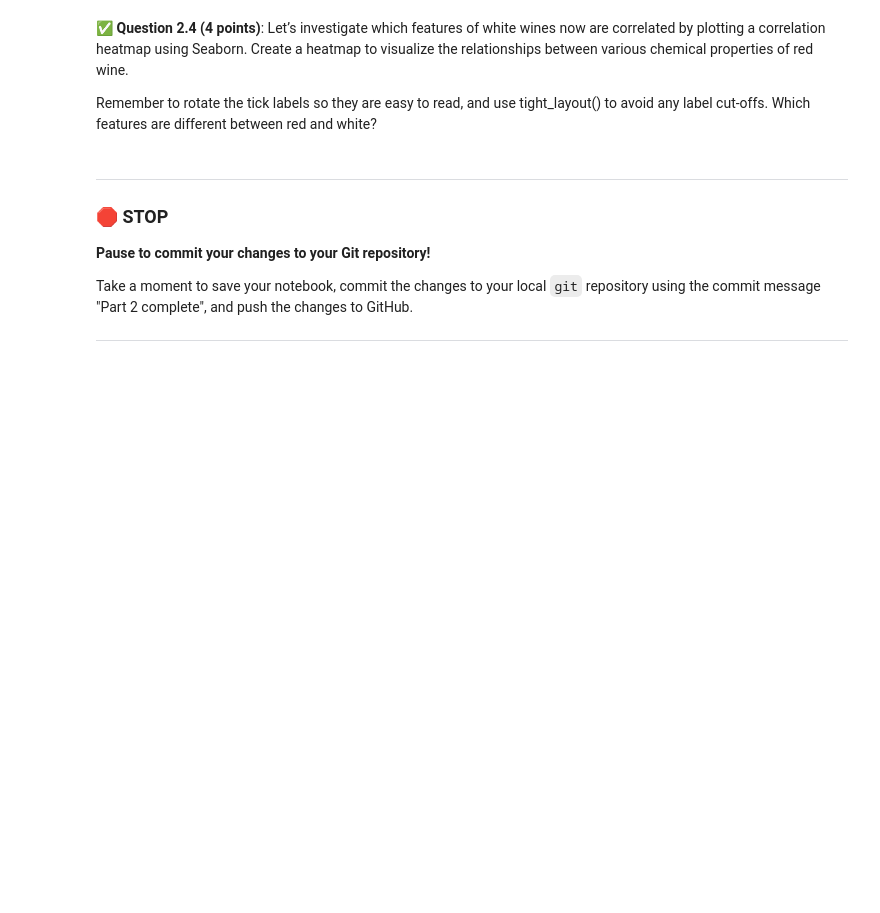
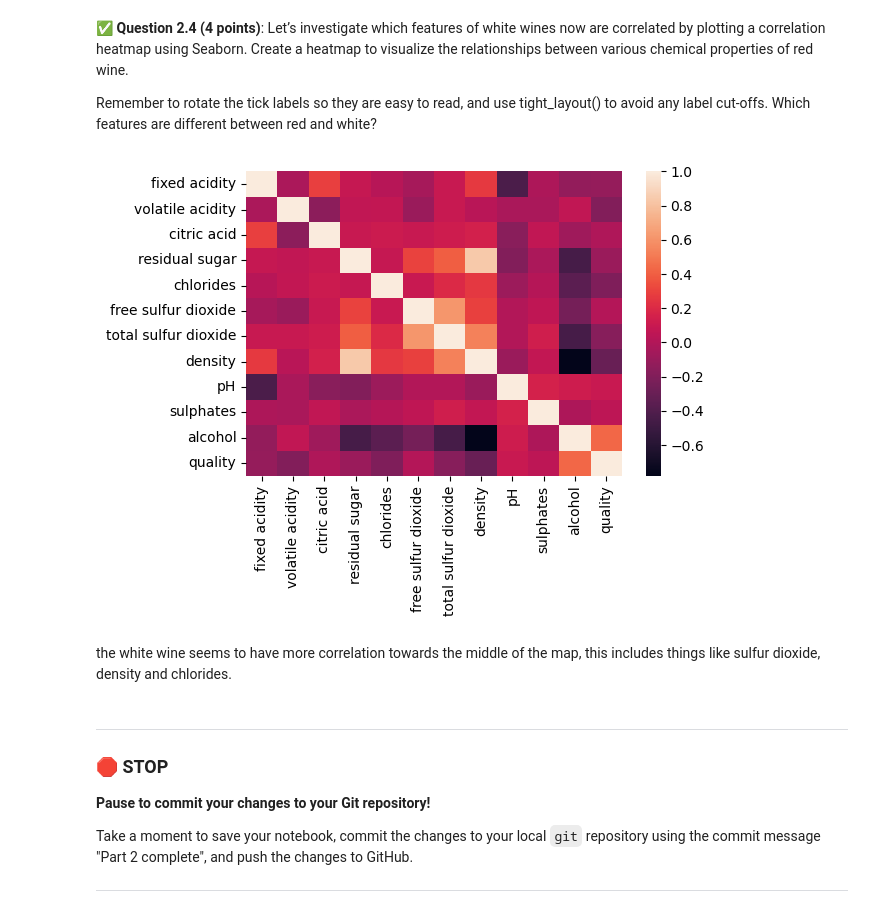
Before and after one commit to LukeAurilia/CMSE202-f24-turnin, a Jupyter notebook: hw-03/HW-03_Regression-STUDENT.ipynb, the cells around one changed output. Saved outputs shown, nothing was run; the diff lists cells and outputs as text; code cells hidden in the pictures; blank space fills up the shorter version.

```diff
--- a/hw-03/HW-03_Regression-STUDENT.ipynb
+++ b/hw-03/HW-03_Regression-STUDENT.ipynb
@@ -84,6 +133,13 @@ Remember to rotate the tick labels so they are easy to read, and use tight_layou
 Which features are different between red and white?
 # %%
 # Put your code here
+white_wine_corr = white_wine_df.corr()
+white_heatmap = sns.heatmap(white_wine_corr)
+plt.tight_layout()
+# %% [output]
+[figure, added]
+# %% [markdown]
+the white wine seems to have more correlation towards the middle of the map, this includes things like sulfur dioxide, density and chlorides.
 # %% [markdown]
 ---
 ### &#128721; STOP
```
Also changed, not shown: parts of 8 cells of this notebook, 2 other files.
